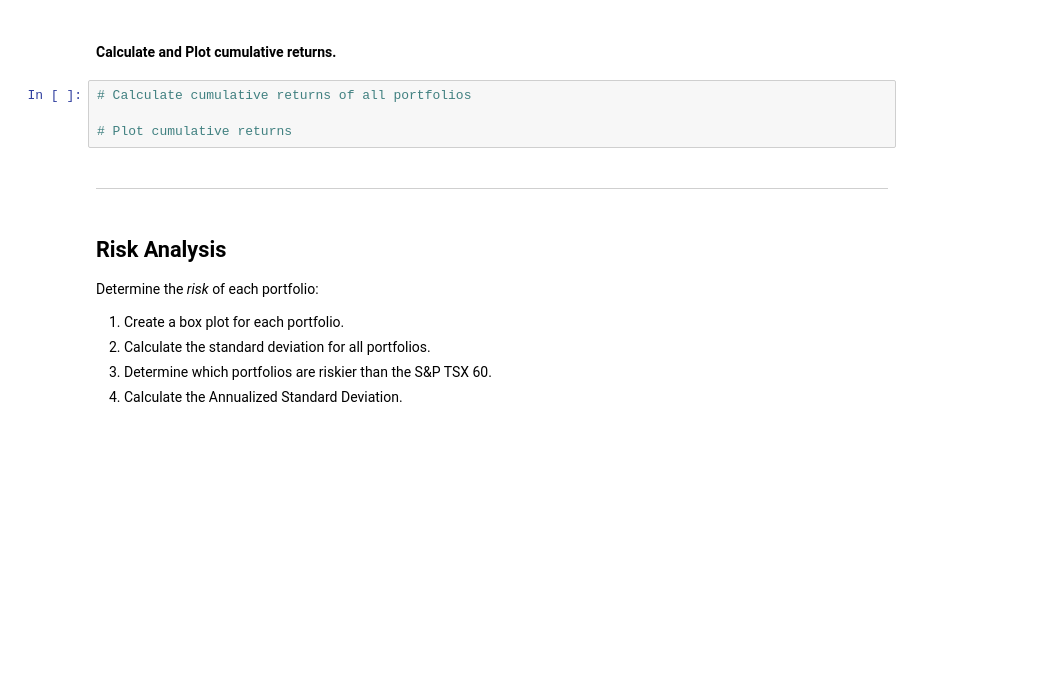
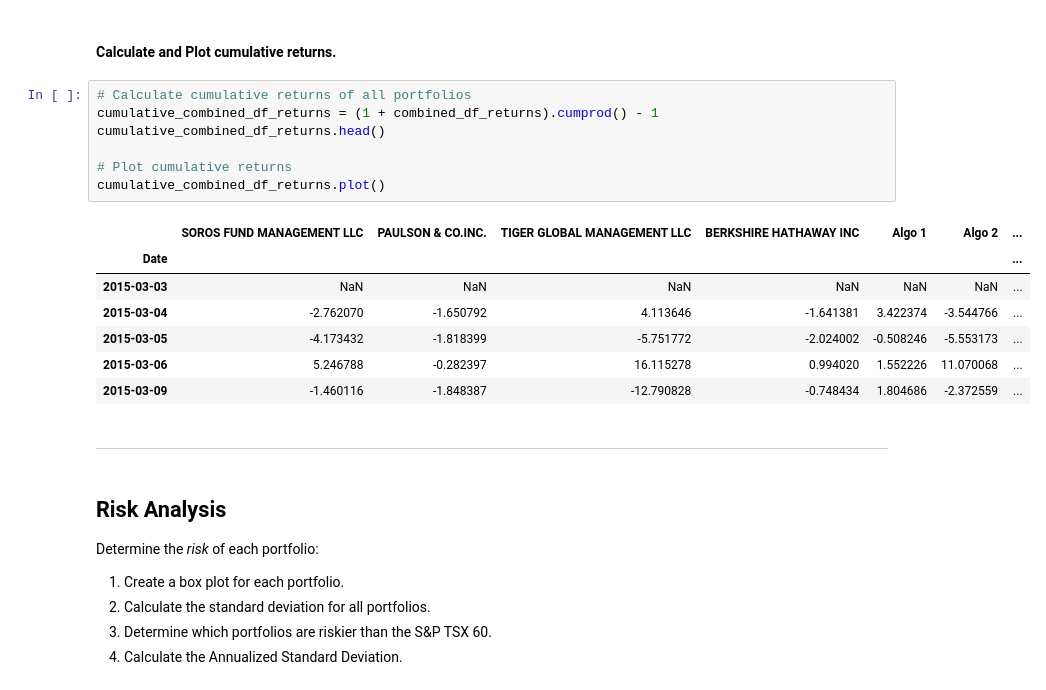
Before and after one commit to aliabolhassani/whale-analysis, a Jupyter notebook: Code/whale_analysis.ipynb, the cells around one changed output. Cells and saved outputs as stored; diff of their text form; blank space fills up the shorter version.

```diff
--- a/Code/whale_analysis.ipynb
+++ b/Code/whale_analysis.ipynb
@@ -156,8 +163,19 @@ In this section, you will calculate and visualize performance and risk metrics f
 #### Calculate and Plot cumulative returns.
 # %%
 # Calculate cumulative returns of all portfolios
+cumulative_combined_df_returns = (1 + combined_df_returns).cumprod() - 1
+cumulative_combined_df_returns.head()
 
 # Plot cumulative returns
+cumulative_combined_df_returns.plot()
+# %% [output]
+|  | SOROS FUND MANAGEMENT LLC | PAULSON & CO.INC. | TIGER GLOBAL MANAGEMENT LLC | BERKSHIRE HATHAWAY INC | Algo 1 | Algo 2 | ... |
+| Date |  |  |  |  |  |  | ... |
+| 2015-03-03 | NaN | NaN | NaN | NaN | NaN | NaN | ... |
+| 2015-03-04 | -2.762070 | -1.650792 | 4.113646 | -1.641381 | 3.422374 | -3.544766 | ... |
+| 2015-03-05 | -4.173432 | -1.818399 | -5.751772 | -2.024002 | -0.508246 | -5.553173 | ... |
+| 2015-03-06 | 5.246788 | -0.282397 | 16.115278 | 0.994020 | 1.552226 | 11.070068 | ... |
+| 2015-03-09 | -1.460116 | -1.848387 | -12.790828 | -0.748434 | 1.804686 | -2.372559 | ... |
 # %% [markdown]
 ---
 # %% [markdown]
```
Also changed, not shown: parts of 2 cells of this notebook.
